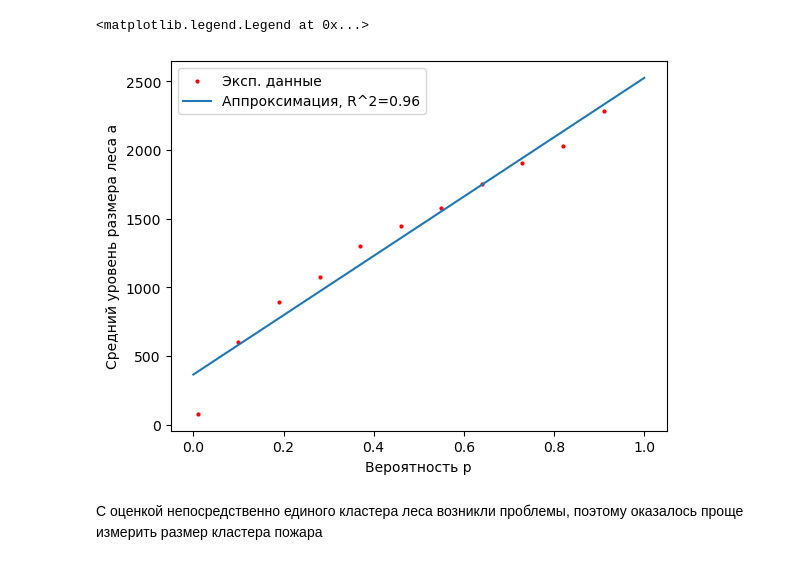
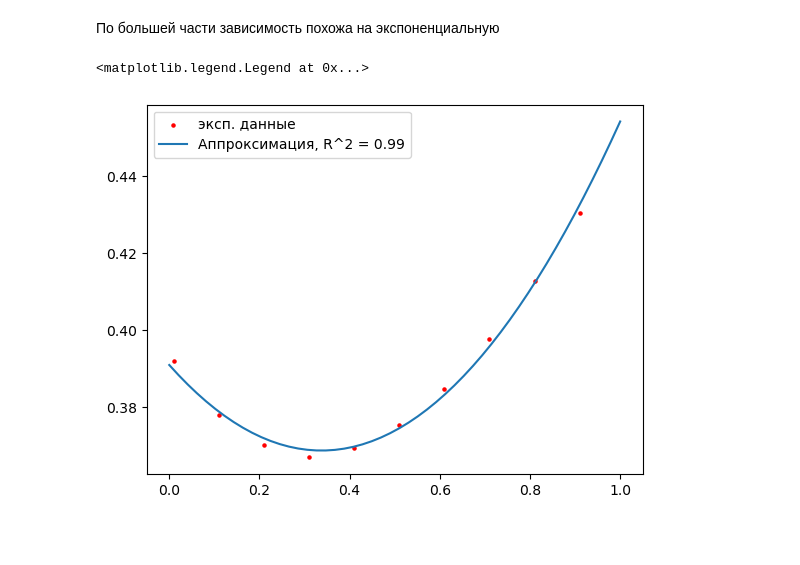
Before and after one commit to EHAT32/mathModelling, a Jupyter notebook: hw2/lab.ipynb, the cells around one changed output. Drawn from its saved outputs; the diff is of its cells as text; code cells hidden in the pictures; blank space fills up the shorter version.

```diff
--- a/hw2/lab.ipynb
+++ b/hw2/lab.ipynb
@@ -107,0 +56,8 @@ for p in p_vals:
+# %%
+people_max = 2500
+p = 0.3
+
+itmo_clubs = ClubSystem(p=p)
+# %%
+for _ in range(people_max):
+    itmo_clubs.step()
@@ -107,0 +107,13 @@ for p in p_vals:
+# %%
+p_vals = []
+a_vals = []
+
+for p in np.arange(0.01, 1, 0.1):
+    club = ClubSystem(p)
+    for _ in range(people_max):
+        club.step()
+    alpha = club.find_alpha()
+    p_vals.append(p)
+    a_vals.append(alpha)
+p_vals = np.array(p_vals)
+a_vals = np.array(a_vals)
@@ -108,3 +126,5 @@ for p in p_vals:
+# %% [markdown]
+По большей части зависимость похожа на экспоненциальную
 # %%
 def calc_determination(data_x, data_y, coeffs):
     approx_y = np.polyval(coeffs, data_x)
@@ -117,17 +137,13 @@ def approx_data(data_x, data_y, deg = 1):
     determination = calc_determination(data_x, data_y, coeffs)
     return coeffs, determination
 # %%
-coeffs, r = approx_data(p_vals, mean_vals)
-p_ax = np.linspace(0,1)
-a_fit = np.polyval(coeffs, p_ax)
+p_ax = np.linspace(0, 1)
+coeffs, r = approx_data(p_vals, a_vals, deg=2)
+fit_a = np.polyval(coeffs, p_ax)
 # %%
-plt.scatter(p_vals, mean_vals, s=4, label='Эксп. данные', color='red')
-plt.plot(p_ax, a_fit, label=f'Аппроксимация, R^2={r}')
-plt.xlabel("Вероятность p")
-plt.ylabel("Средний уровень размера леса a")
+plt.scatter(p_vals, a_vals,s=5, label='эксп. данные', color='red')
+plt.plot(p_ax, fit_a, label=f'Аппроксимация, R^2 = {r}' )
 plt.legend()
 # %% [output]
 <matplotlib.legend.Legend at 0x...>
-[figure, old version]
+[figure, new version]
-# %% [markdown]
-С оценкой непосредственно единого кластера леса возникли проблемы, поэтому оказалось проще измерить размер кластера пожара
```
Also changed, not shown: parts of 32 cells of this notebook, 2 other files.
